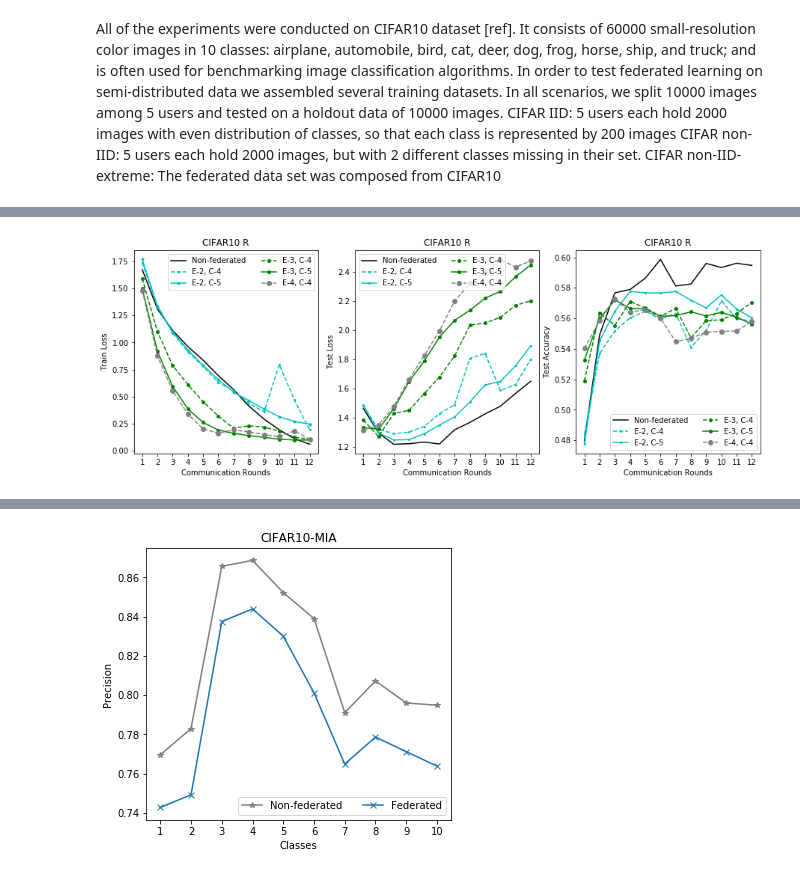
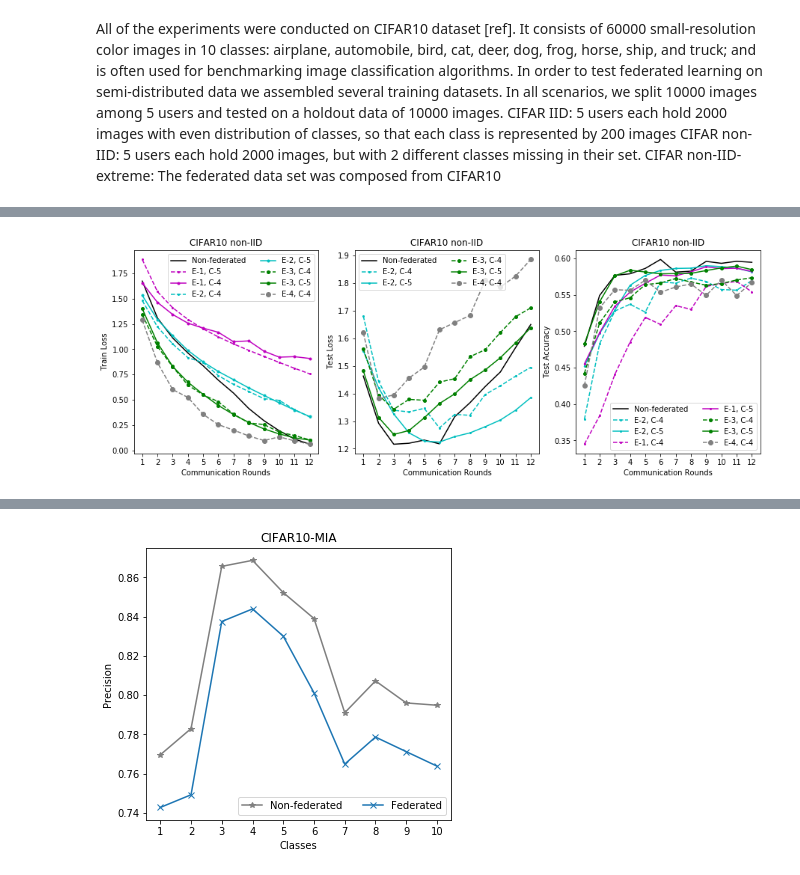
Before and after one commit to abogdanova/FedMed, a Jupyter notebook: Experiments.ipynb, the cells around one changed output, grey strips where cells are left out. Saved outputs shown, nothing was run; the diff lists cells and outputs as text; code cells hidden in the pictures.

```diff
--- a/Experiments.ipynb
+++ b/Experiments.ipynb
@@ -127,58 +191,62 @@ plt.show()
 # %%
-# Exp 7 Realistic
+# Exp 7 E2 non-IID
 plt.figure(figsize=(15,5))
 
 plt.subplot(1,3,1)
 plt.plot(NFTrain, color="black", markersize = 6, label="Non-federated", linestyle='-')
 #plt.plot(rE2C2Train, 'co', label='E-2 C-2', markersize = 2, linestyle=':')
-plt.plot(rE2C4Train, 'co', label='E-2, C-4', markersize = 2, linestyle='--')
-plt.plot(rE2C5Train,'co', label='E-2, C-5', markersize = 3, linestyle='-')
-#plt.plot(rE3C2Train, 'go', label='E-3, C-2', markersize = 4, linestyle=':')
-plt.plot(rE3C4Train, 'go', label='E-3, C-4', markersize = 4, linestyle='--')
-plt.plot(rE3C5Train, 'go', label='E-3, C-5', markersize = 4, linestyle='-')
-#plt.plot(rE4C2Train, 'go', label='E-4, C-4', markersize = 6, linestyle=':')
-plt.plot(rE4C4Train, color='grey', marker='o', label='E-4, C-4', markersize = 6, linestyle='--')
-#plt.plot(rE4C5Train, color='grey', marker='o', label='E-4, C-5', markersize = 6, linestyle='--')
+plt.plot(nE1C5Train, 'mo', label='E-1, C-5', markersize = 2, linestyle='--')
+plt.plot(nE1C4Train,'mo', label='E-1, C-4', markersize = 3, linestyle='-')
+plt.plot(nE2C4Train, 'co', label='E-2, C-4', markersize = 2, linestyle='--')
+plt.plot(nE2C5Train,'co', label='E-2, C-5', markersize = 3, linestyle='-')
+#plt.plot(nE3C2Train, 'go', label='E-3, C-2', markersize = 4, linestyle=':')
+plt.plot(nE3C4Train, 'go', label='E-3, C-4', markersize = 4, linestyle='--')
+plt.plot(nE3C5Train, 'go', label='E-3, C-5', markersize = 4, linestyle='-')
+#plt.plot(nE4C2Train, 'go', label='E-4, C-4', markersize = 6, linestyle=':')
+plt.plot(nE4C4Train, color='grey', marker='o', label='E-4, C-4', markersize = 6, linestyle='--')
+#plt.plot(nE4C5Train, color='grey', marker='o', label='E-4, C-5', markersize = 6, linestyle='--')
 plt.xticks(np.arange(1, 13, step=1))
 plt.ylabel('Train Loss')
 plt.xlabel('Communication Rounds')
 plt.legend(ncol=2)
-plt.title("CIFAR10 R")
+plt.title("CIFAR10 non-IID")
 
 plt.subplot(1,3,3)
 plt.plot(NFAccuracy, color="black", markersize = 6, label="Non-federated", linestyle='-')
-#plt.plot(rE2C2Accuracy, 'co', label='E-2 C-2', markersize = 2, linestyle=':')
-plt.plot(rE2C4Accuracy, 'co', label='E-2, C-4', markersize = 2, linestyle='--')
-plt.plot(rE2C5Accuracy, 'co', label='E-2, C-5', markersize = 2, linestyle = '-')
+#plt.plot(nE2C2Accuracy, 'co', label='E-2 C-2', markersize = 2, linestyle=':')
+plt.plot(nE2C4Accuracy, 'co', label='E-2, C-4', markersize = 2, linestyle='--')
+plt.plot(nE2C5Accuracy, 'co', label='E-2, C-5', markersize = 2, linestyle = '-')
+plt.plot(nE1C4Accuracy, 'mo', label='E-1, C-4', markersize = 2, linestyle='--')
+plt.plot(nE1C5Accuracy, 'mo', label='E-1, C-5', markersize = 2, linestyle = '-')
 #plt.plot(rE3C2Accuracy, 'go', label='E-3, C-2', markersize = 4, linestyle=':')
-plt.plot(rE3C4Accuracy, 'go', label='E-3, C-4', markersize = 4, linestyle='--')
-plt.plot(rE3C5Accuracy, 'go', label='E-3, C-5', markersize = 4, linestyle='-')
-#plt.plot(rE4C2Accuracy, 'go', label='E-4, C-2', markersize = 6, linestyle=':')
-plt.plot(rE4C4Accuracy, color='grey', marker='o', label='E-4, C-4', markersize = 6, linestyle='--')
-#plt.plot(rE4C5Accuracy, color='grey', marker='o', label='E-4, C-5', markersize = 6, linestyle='-')
+plt.plot(nE3C4Accuracy, 'go', label='E-3, C-4', markersize = 4, linestyle='--')
+plt.plot(nE3C5Accuracy, 'go', label='E-3, C-5', markersize = 4, linestyle='-')
+#plt.plot(nE4C2Accuracy, 'go', label='E-4, C-2', markersize = 6, linestyle=':')
+plt.plot(nE4C4Accuracy, color='grey', marker='o', label='E-4, C-4', markersize = 6, linestyle='--')
+#plt.plot(nE4C5Accuracy, color='grey', marker='o', label='E-4, C-5', markersize = 6, linestyle='-')
 plt.xticks(np.arange(1, 13, step=1))
 plt.ylabel('Test Accuracy')
 plt.xlabel('Communication Rounds')
 plt.legend(ncol=2)
-plt.title("CIFAR10 R")
+plt.title("CIFAR10 non-IID")
 
 plt.subplot(1,3,2)
 plt.plot(NFTest, color="black", markersize = 6, label="Non-federated", linestyle='-')
-#plt.plot(rE2C2Test, 'co', label='E-2 C-2', markersize = 2, linestyle=':')
-plt.plot(rE2C4Test, 'co', label='E-2, C-4', markersize = 2, linestyle='--')
-plt.plot(rE2C5Test, 'co', label='E-2, C-5', markersize = 2, linestyle='-')
-#plt.plot(rE3C2Test, 'go', label='E-3, C-2', markersize = 4, linestyle=':')
-plt.plot(rE3C4Test, 'go', label='E-3, C-4', markersize = 4, linestyle='--')
-plt.plot(rE3C5Test, 'go', label='E-3, C-5', markersize = 4, linestyle='-')
-#plt.plot(rE4C2Test, 'go', label='E-4, C-2', markersize = 6, linestyle=':')
-plt.plot(rE4C4Test, color='grey', marker='o', label='E-4, C-4', markersize = 6, linestyle='--')
-#plt.plot(rE4C5Test, color='grey', marker='o', label='E-4, C-5', markersize = 6, linestyle='-')
+#plt.plot(nE2C2Test, 'co', label='E-2 C-2', markersize = 2, linestyle=':')
+plt.plot(nE2C4Test, 'co', label='E-2, C-4', markersize = 2, linestyle='--')
+plt.plot(nE2C5Test, 'co', label='E-2, C-5', markersize = 2, linestyle='-')
+#plt.plot(nE3C2Test, 'go', label='E-3, C-2', markersize = 4, linestyle=':')
+plt.plot(nE3C4Test, 'go', label='E-3, C-4', markersize = 4, linestyle='--')
+plt.plot(nE3C5Test, 'go', label='E-3, C-5', markersize = 4, linestyle='-')
+#plt.plot(nE4C2Test, 'go', label='E-4, C-2', markersize = 6, linestyle=':')
+plt.plot(nE4C4Test, color='grey', marker='o', label='E-4, C-4', markersize = 6, linestyle='--')
+#plt.plot(nE4C5Test, color='grey', marker='o', label='E-4, C-5', markersize = 6, linestyle='-')
 plt.xticks(np.arange(1, 13, step=1))
 plt.ylabel('Test Loss')
 plt.xlabel('Communication Rounds')
 plt.legend(ncol=2)
-plt.title("CIFAR10 R")
+plt.title("CIFAR10 non-IID")
 
 plt.show()
 # %% [output]
-[figure, old version]
+[figure, new version]
```
Also changed, not shown: parts of 10 cells of this notebook, 2 other files.
